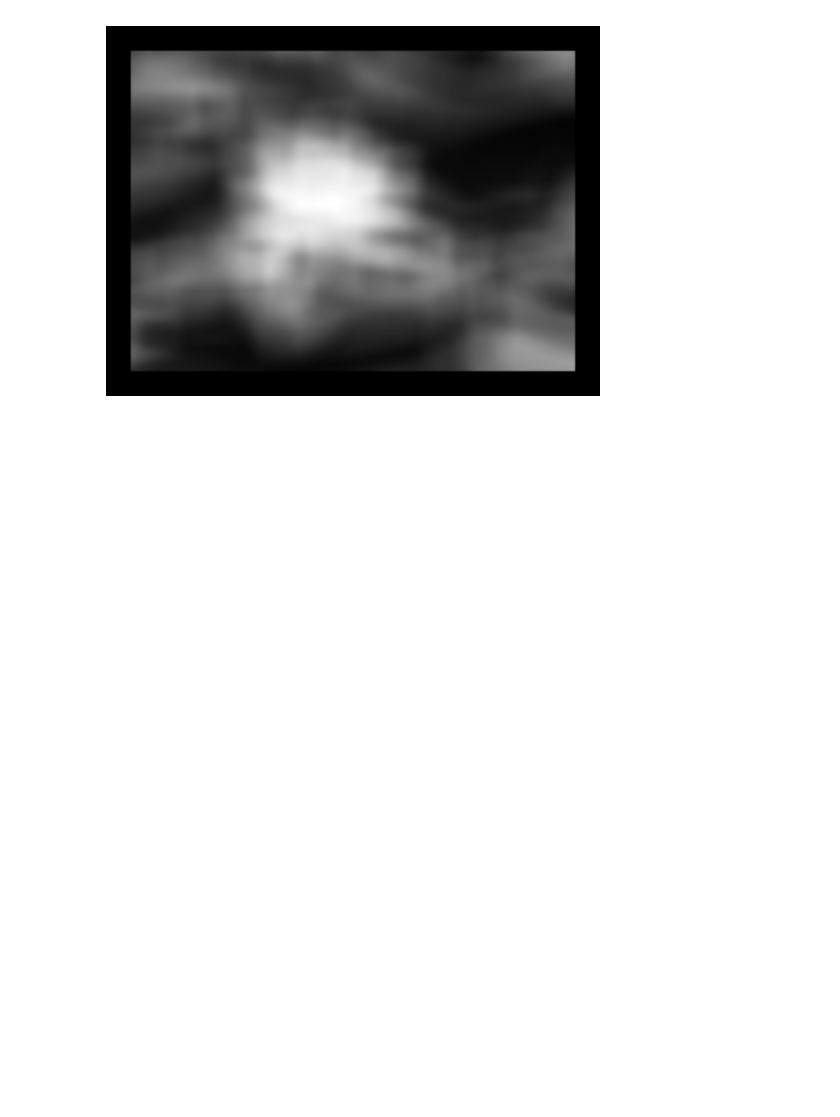
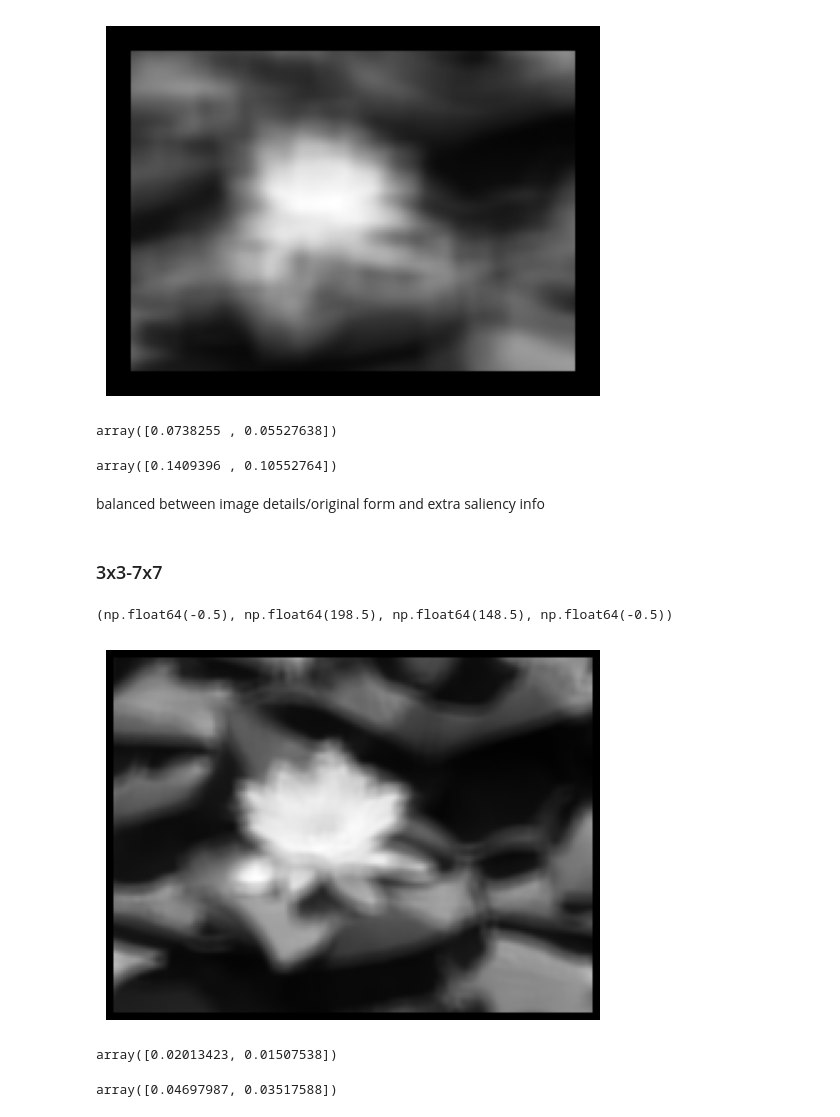
Before and after one commit to marekd6/CV1_labs, a Jupyter notebook: Assignment 01-20251025/cv2_md.ipynb, the cells around one changed output. Cells and saved outputs as stored; diff of their text form; code cells hidden in the pictures; blank space fills up the shorter version.

```diff
--- a/Assignment 01-20251025/cv2_md.ipynb
+++ b/Assignment 01-20251025/cv2_md.ipynb
@@ -99,3 +97,31 @@ plt.axis('off')
 # %% [output]
 (np.float64(-0.5), np.float64(198.5), np.float64(148.5), np.float64(-0.5))
 [figure]
+# %%
+np.divide((c_size, c_size), ii.shape)
+# %% [output]
+array([0.0738255 , 0.05527638])
+# %%
+np.divide((s_size, s_size), ii.shape)
+# %% [output]
+array([0.1409396 , 0.10552764])
+# %% [markdown]
+balanced between image details/original form and extra saliency info
+# %% [markdown]
+### 3x3-7x7
+# %%
+c_size = 3
+s_size = 7
+plt.imshow(compute_contrast_map(ii, s_size, c_size), cmap=plt.cm.gray)
+plt.axis('off')
+# %% [output]
+(np.float64(-0.5), np.float64(198.5), np.float64(148.5), np.float64(-0.5))
+[figure, added]
+# %%
+np.divide((c_size, c_size), ii.shape)
+# %% [output]
+array([0.02013423, 0.01507538])
+# %%
+np.divide((s_size, s_size), ii.shape)
+# %% [output]
+array([0.04697987, 0.03517588])
```
Also changed, not shown: parts of 7 cells of this notebook.
